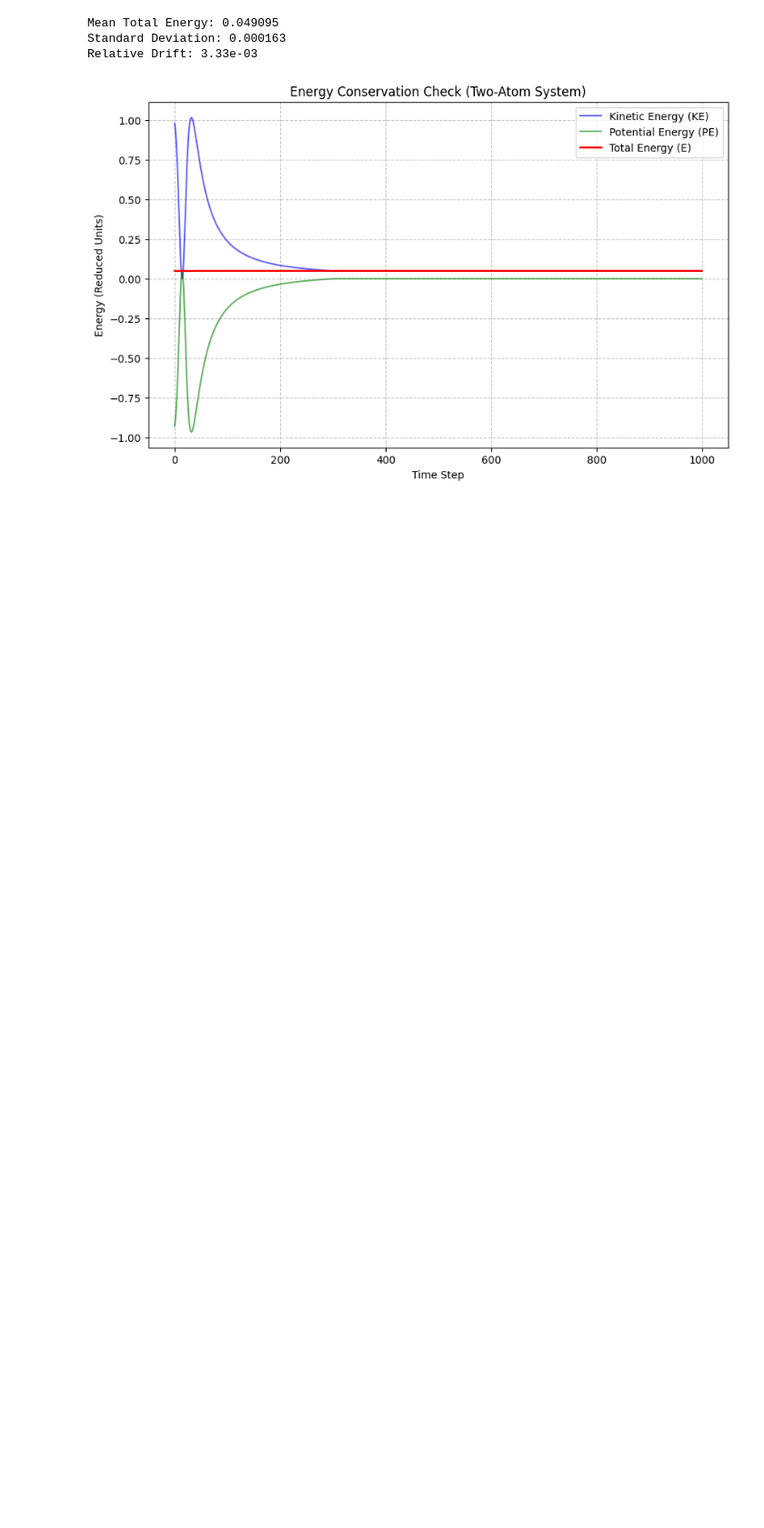
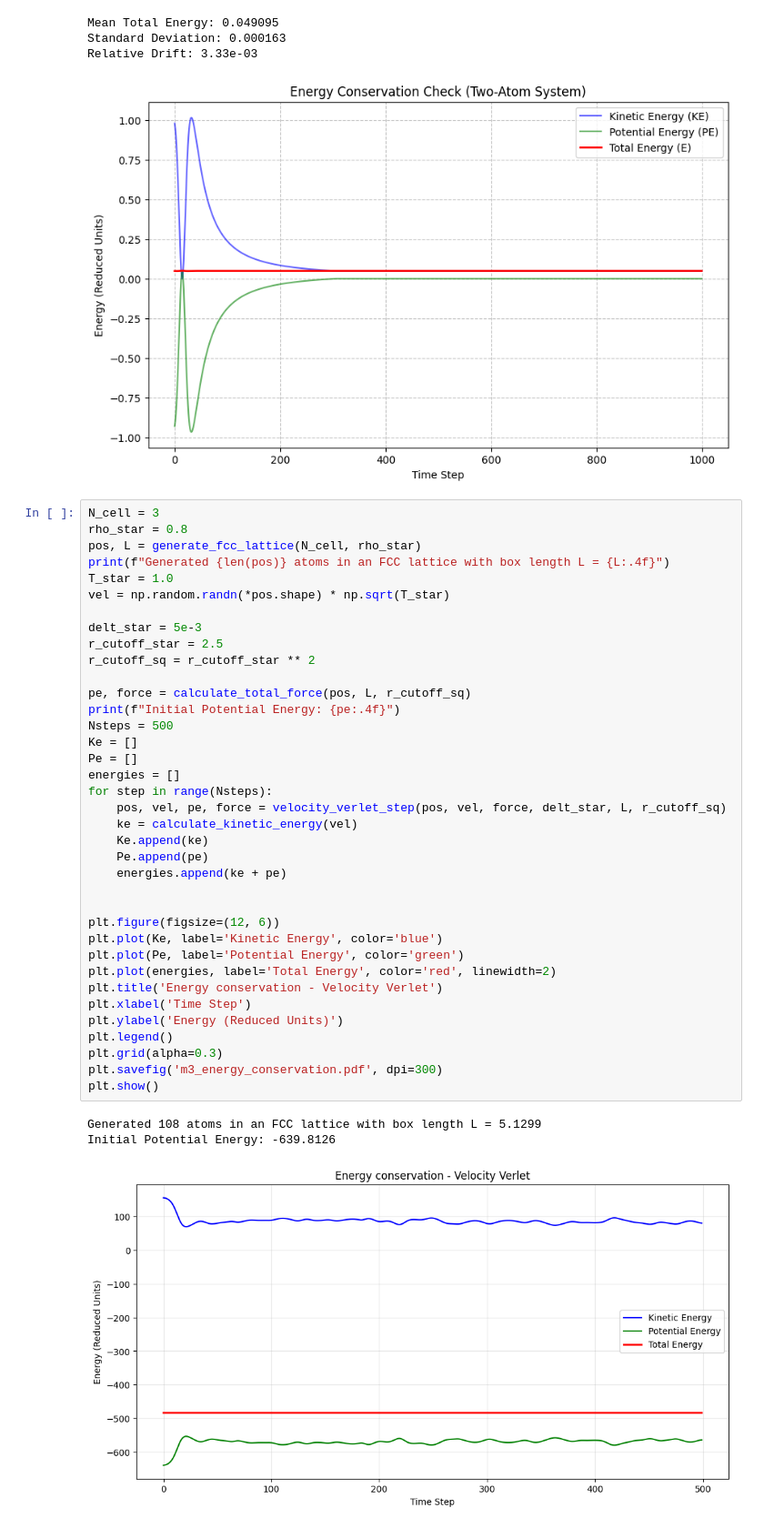
Before and after one commit to Tanish-Verma/md_Engine, a Jupyter notebook: Module3/module3.ipynb, the cells around one changed output. Shown at 91% size. Drawn from its saved outputs; the diff is of its cells as text; blank space fills up the shorter version.

Commit message:
Added plots code

```diff
--- a/Module3/module3.ipynb
+++ b/Module3/module3.ipynb
@@ -241,3 +241,44 @@ Mean Total Energy: 0.049095
 Standard Deviation: 0.000163
 Relative Drift: 3.33e-03
 [figure]
+# %%
+N_cell = 3
+rho_star = 0.8
+pos, L = generate_fcc_lattice(N_cell, rho_star)
+print(f"Generated {len(pos)} atoms in an FCC lattice with box length L = {L:.4f}")
+T_star = 1.0
+vel = np.random.randn(*pos.shape) * np.sqrt(T_star)
+
+delt_star = 5e-3
+r_cutoff_star = 2.5
+r_cutoff_sq = r_cutoff_star ** 2
+
+pe, force = calculate_total_force(pos, L, r_cutoff_sq)
+print(f"Initial Potential Energy: {pe:.4f}")
+Nsteps = 500
+Ke = []
+Pe = []
+energies = []
+for step in range(Nsteps):
+    pos, vel, pe, force = velocity_verlet_step(pos, vel, force, delt_star, L, r_cutoff_sq)
+    ke = calculate_kinetic_energy(vel)
+    Ke.append(ke)
+    Pe.append(pe)
+    energies.append(ke + pe)
+
+
+plt.figure(figsize=(12, 6))
+plt.plot(Ke, label='Kinetic Energy', color='blue')
+plt.plot(Pe, label='Potential Energy', color='green')
+plt.plot(energies, label='Total Energy', color='red', linewidth=2)
+plt.title('Energy conservation - Velocity Verlet')
+plt.xlabel('Time Step')
+plt.ylabel('Energy (Reduced Units)')
+plt.legend()
+plt.grid(alpha=0.3)
+plt.savefig('m3_energy_conservation.pdf', dpi=300)
+plt.show()
+# %% [output]
+Generated 108 atoms in an FCC lattice with box length L = 5.1299
+Initial Potential Energy: -639.8126
+[figure, added]
```
Also changed, not shown: parts of 3 cells of this notebook, 10 other files.
